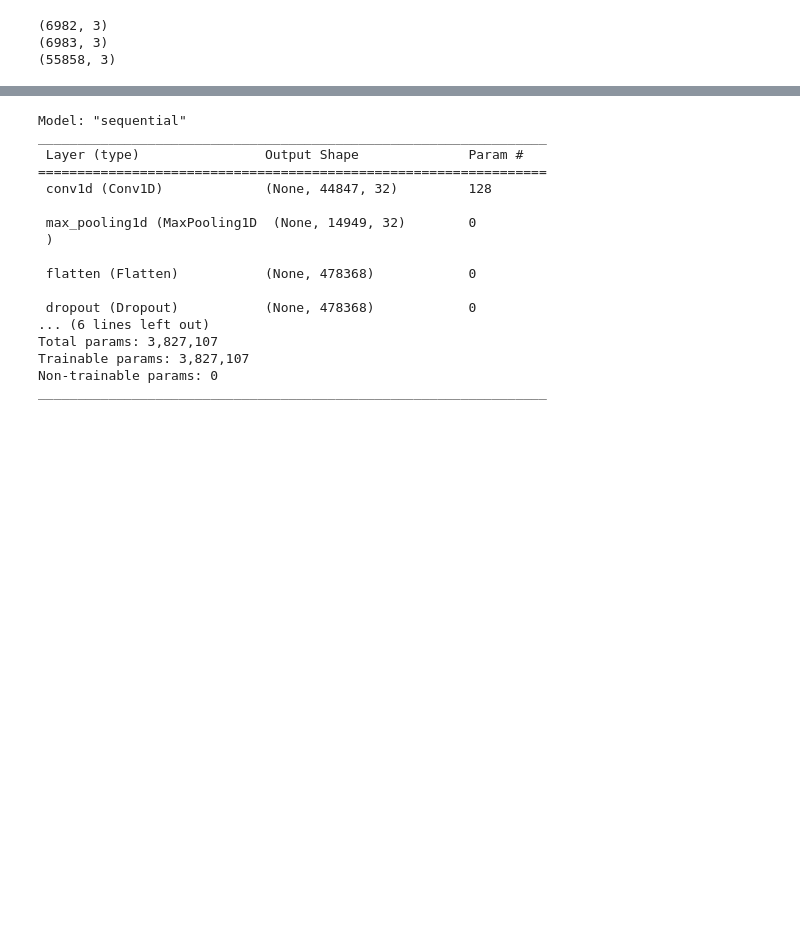
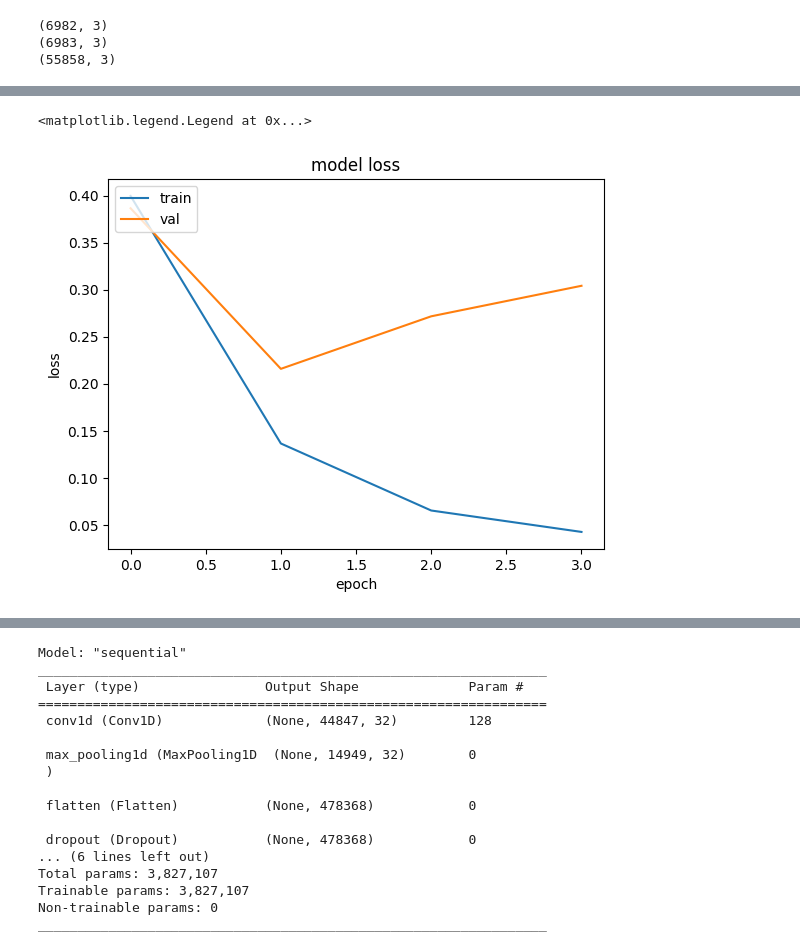
Before and after one commit to YigitAgalar/cnn-sentiment-classification, a Jupyter notebook: cnn_classification.ipynb, the cells around one changed output, grey strips where cells are left out. Drawn from its saved outputs; the diff is of its cells as text; code cells hidden in the pictures; blank space fills up the shorter version.

```diff
--- a/cnn_classification.ipynb
+++ b/cnn_classification.ipynb
@@ -289,0 +550,13 @@ model.evaluate(X_test, y_test)
+# %%
+
+#plot accuracy
+plt.plot(history5.history['loss'])
+plt.plot(history5.history['val_loss'])
+plt.title('model loss')
+plt.ylabel('loss')
+
+plt.xlabel('epoch')
+plt.legend(['train', 'val'], loc='upper left')
+# %% [output]
+<matplotlib.legend.Legend at 0x...>
+[figure, added]
```
Also changed, not shown: parts of 102 cells of this notebook, 1 other file.
